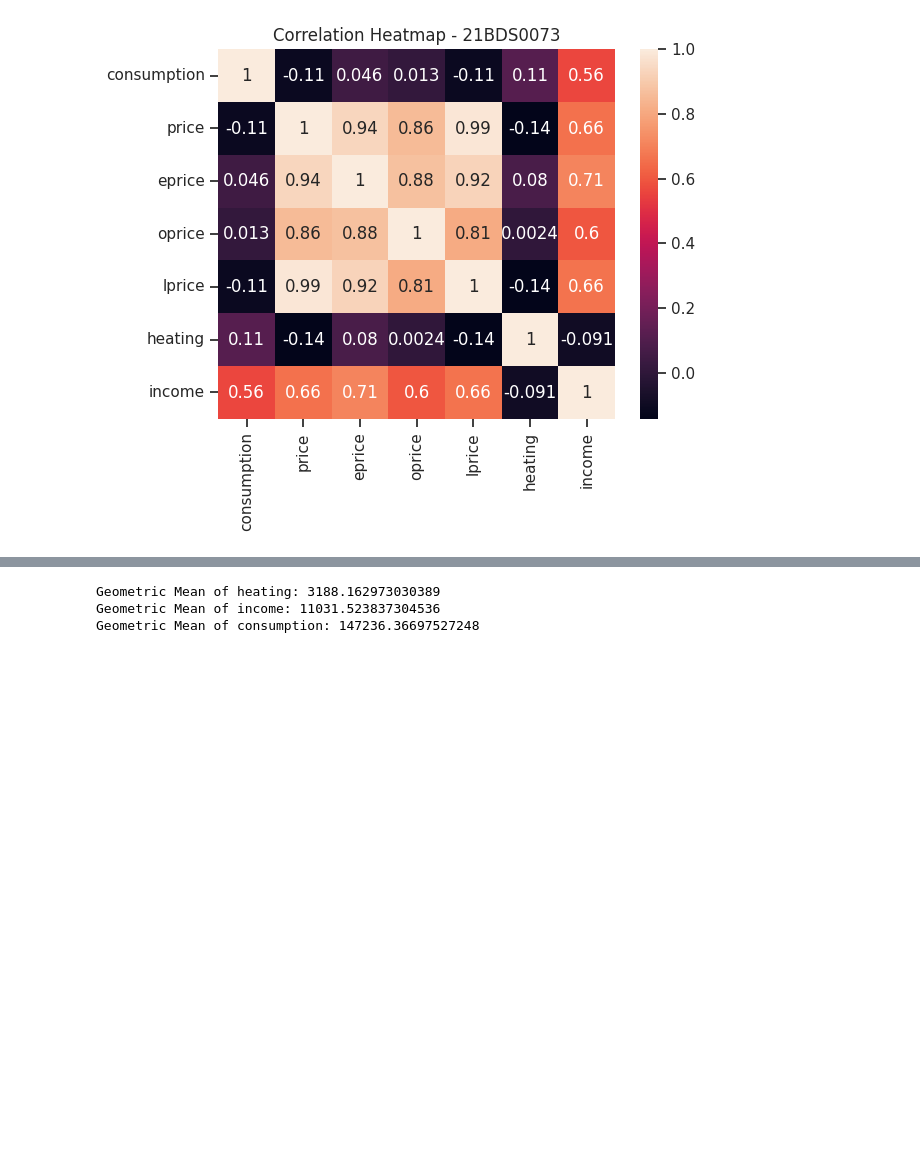
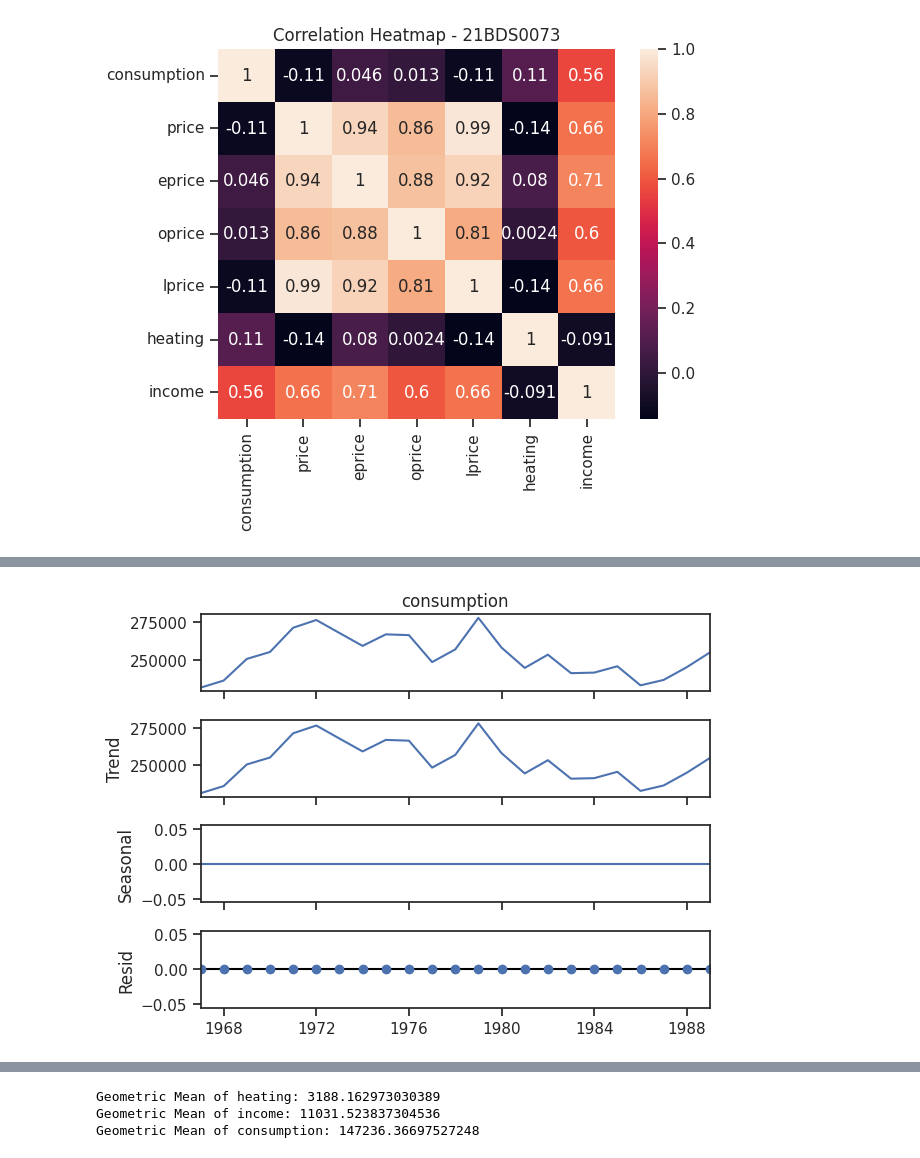
Before and after one commit to Vishnu290504/EDA, a Jupyter notebook: 21bds0073_da1.ipynb, the cells around one changed output, grey strips where cells are left out. Saved outputs shown, nothing was run; the diff lists cells and outputs as text; code cells hidden in the pictures; blank space fills up the shorter version.

```diff
--- a/21bds0073_da1.ipynb
+++ b/21bds0073_da1.ipynb
@@ -348,0 +380,9 @@ plt.show()
+# %%
+#Decomposition Plot
+from statsmodels.tsa.seasonal import seasonal_decompose
+
+result = seasonal_decompose(yearly_consumption, model='additive')
+result.plot()
+plt.show()
+# %% [output]
+[figure, added]
```
Also changed, not shown: parts of 7 cells of this notebook.
